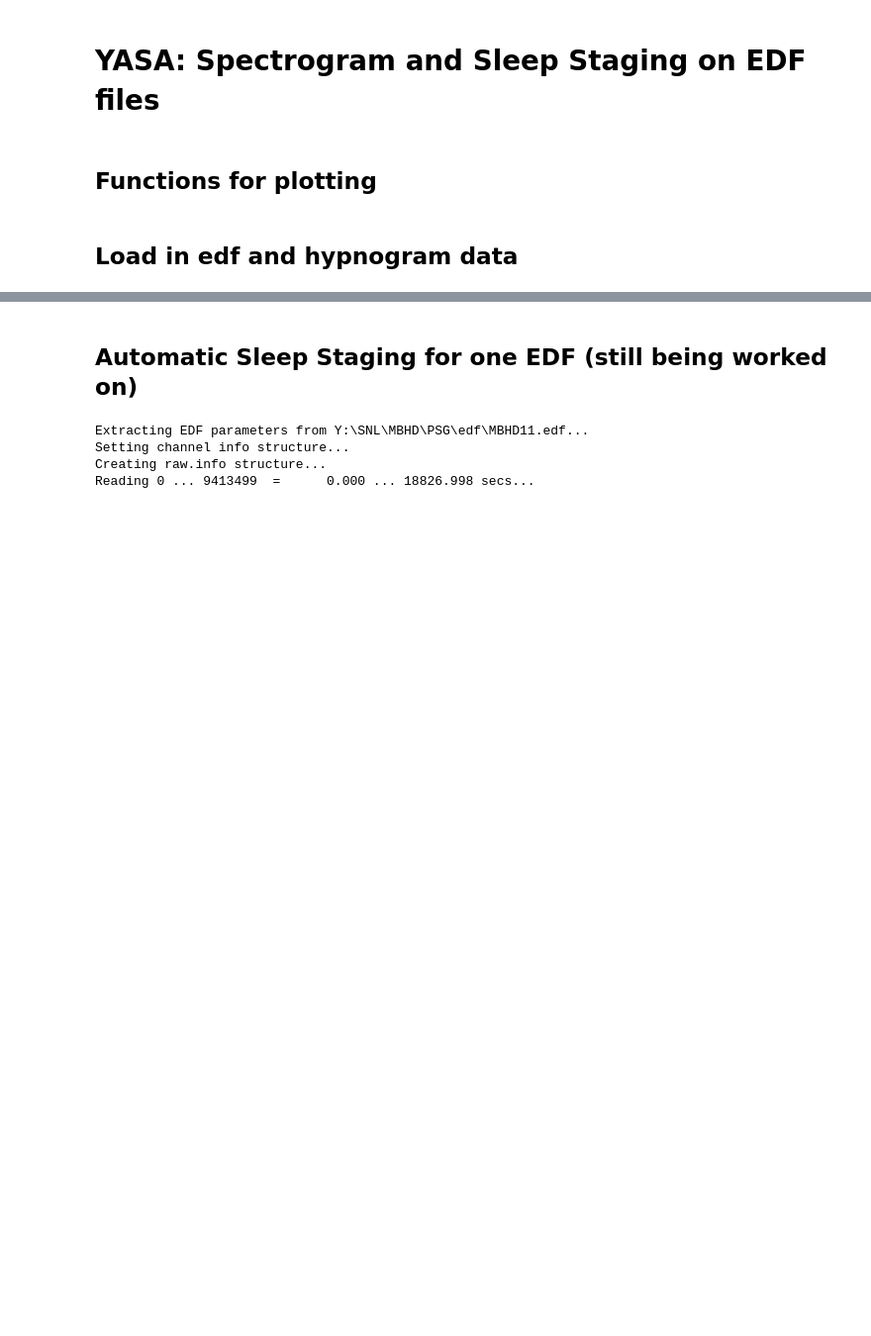
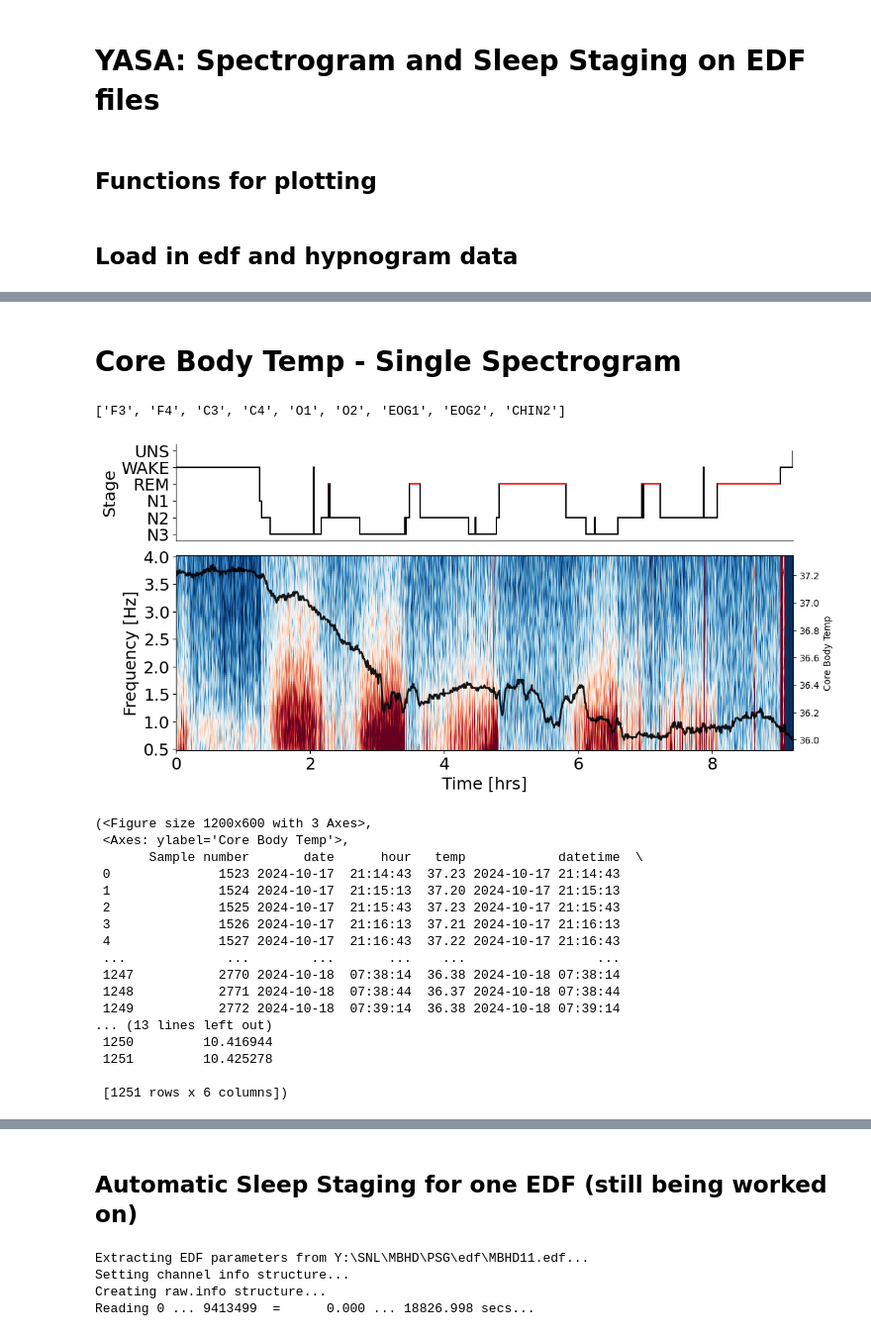
Before and after one commit to Somneuro-Lab-UMass/somnopy-v2, a Jupyter notebook: spso_pipeline.ipynb, the cells around one changed output, grey strips where cells are left out. Shown at 99% size. Drawn from its saved outputs; the diff is of its cells as text; code cells hidden in the pictures; blank space fills up the shorter version.

```diff
--- a/spso_pipeline.ipynb
+++ b/spso_pipeline.ipynb
@@ -458,0 +1001,39 @@ power decibel shape: (106, 680)
+# %% [markdown]
+# Core Body Temp - Single Spectrogram
+# %%
+cbt_path = "Y:\SNL\FEMS\CBT\Analysis - Data\Cleaned_Files\Follicular - Copy\FEMS_05_S1.xlsx" #filepath to the cbt data
+cbt = load_cbt(cbt_path)
+# %%
+channels
+# %% [output]
+['F3', 'F4', 'C3', 'C4', 'O1', 'O2', 'EOG1', 'EOG2', 'CHIN2']
+# %%
+electrode = 'F4' #specify which electrode you want to examine
+verbose = True #do you want to see the plot in the notebook or just save it to outpath? Set to True if you want to see it
+outpath = r"C:\Users\Beast\Ryan\somnopy\somnopy\somnopy_v2\output" #specify the folder to save to
+filename = Path(edf_path).stem #what do you want to call your output file?
+fmin = 0.5 #OPTIONAL: what's the lowest frequency you would like to include in your spectrogram?
+fmax=4 #OPTIONAL: what's the highest frequency you would like to include in your spectrogram?
+
+
+
+analyzer.plot_single_electrode_with_temp(electrode, cbt, verbose=verbose, outpath=None, filename=filename, fmin=fmin, fmax=fmax)
+# %% [output]
+[figure, added]
+(<Figure size 1200x600 with 3 Axes>,
+ <Axes: ylabel='Core Body Temp'>,
+       Sample number       date      hour   temp            datetime  \
+ 0              1523 2024-10-17  21:14:43  37.23 2024-10-17 21:14:43
+ 1              1524 2024-10-17  21:15:13  37.20 2024-10-17 21:15:13
+ 2              1525 2024-10-17  21:15:43  37.23 2024-10-17 21:15:43
+ 3              1526 2024-10-17  21:16:13  37.21 2024-10-17 21:16:13
+ 4              1527 2024-10-17  21:16:43  37.22 2024-10-17 21:16:43
+ ...             ...        ...       ...    ...                 ...
+ 1247           2770 2024-10-18  07:38:14  36.38 2024-10-18 07:38:14
+ 1248           2771 2024-10-18  07:38:44  36.37 2024-10-18 07:38:44
+ 1249           2772 2024-10-18  07:39:14  36.38 2024-10-18 07:39:14
+... (13 lines left out)
+ 1250         10.416944
+ 1251         10.425278
+
+ [1251 rows x 6 columns])
```
Also changed, not shown: parts of 26 cells of this notebook, 6 other files.
